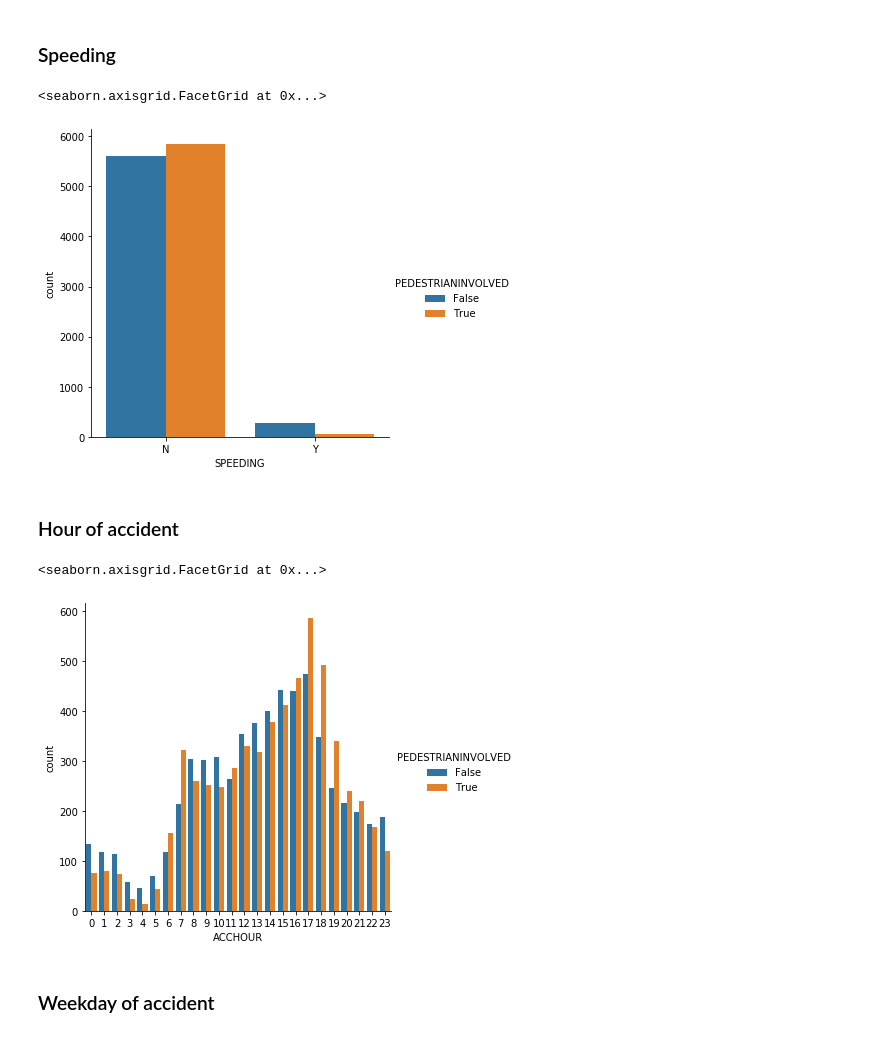
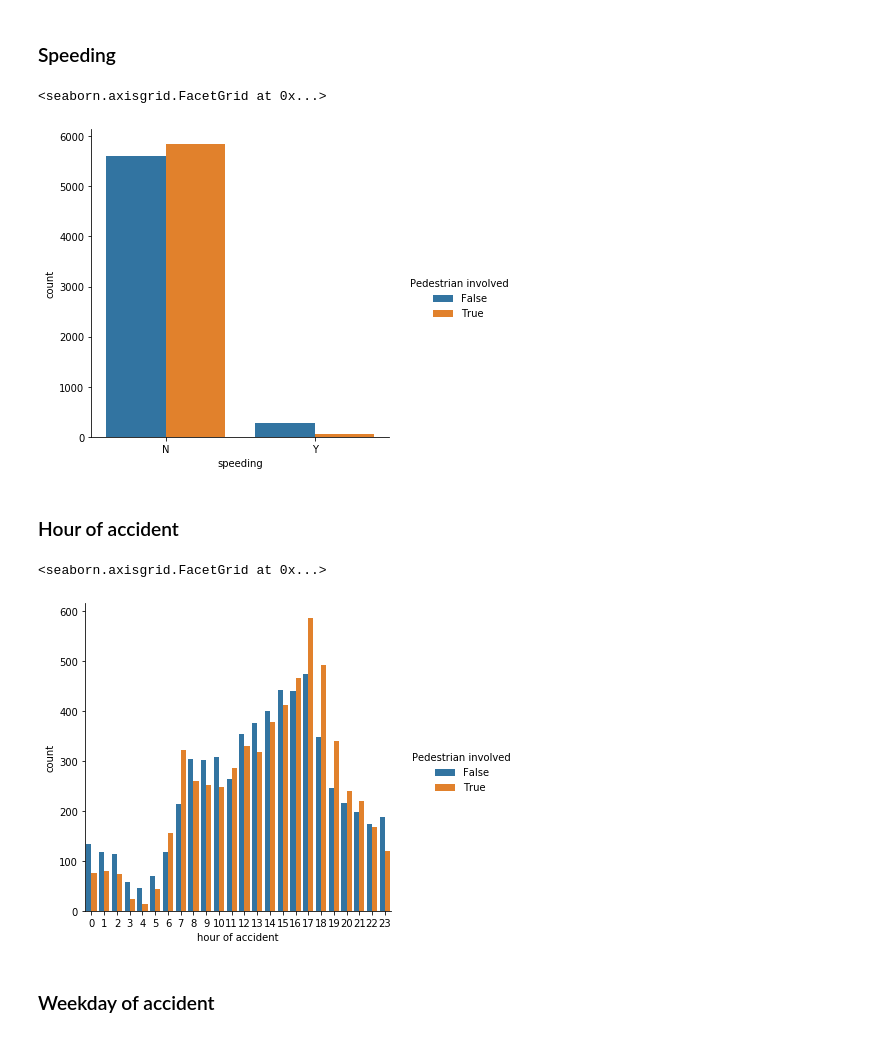
Before and after one commit to jans510/Coursera_Capstone, a Jupyter notebook: Coursera_Capstone.ipynb, the cells around one changed output. Drawn from its saved outputs; the diff is of its cells as text; code cells hidden in the pictures.

```diff
--- a/Coursera_Capstone.ipynb
+++ b/Coursera_Capstone.ipynb
@@ -136,18 +134,21 @@ import matplotlib as mpl
 import matplotlib.pyplot as plt
 import seaborn as sns
 # %%
-
-sns.catplot(x="SPEEDING", hue="PEDESTRIANINVOLVED", kind='count', data=df_balanced)
+g = sns.catplot(x="SPEEDING", hue="PEDESTRIANINVOLVED", kind='count', data=df_balanced)
+g._legend.set_title('Pedestrian involved')
+g.set(xlabel='speeding', ylabel='count')
 # %% [output]
 <seaborn.axisgrid.FacetGrid at 0x...>
-[figure, old version]
+[figure, new version]
 # %% [markdown]
 <h3>Hour of accident</h3>
 # %%
-sns.catplot(x="ACCHOUR", hue="PEDESTRIANINVOLVED", kind='count', data=df_balanced)
+g = sns.catplot(x="ACCHOUR", hue="PEDESTRIANINVOLVED", kind='count', data=df_balanced)
+g._legend.set_title('Pedestrian involved')
+g.set(xlabel='hour of accident', ylabel='count')
 # %% [output]
 <seaborn.axisgrid.FacetGrid at 0x...>
-[figure, old version]
+[figure, new version]
 # %% [markdown]
 <h3>Weekday of accident</h3>
 # %%
```
Also changed, not shown: parts of 14 cells of this notebook, 1 other file.
